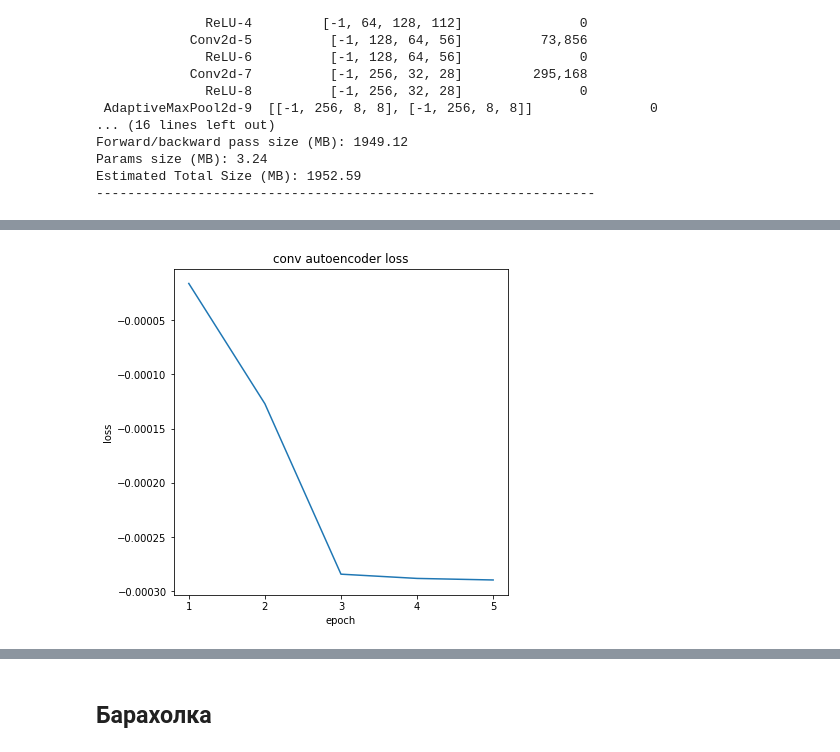
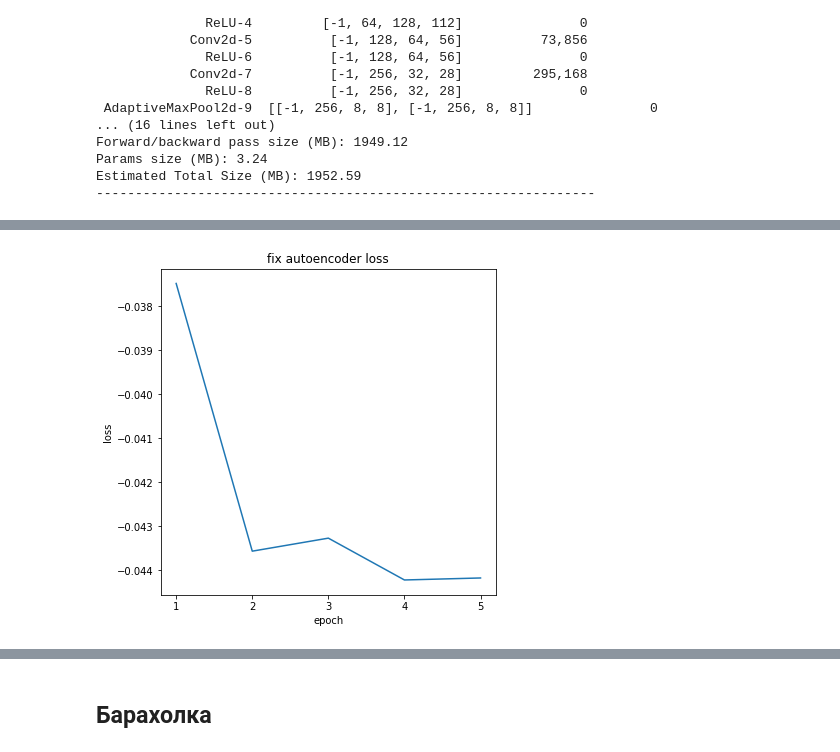
Before and after one commit to a-chubcheva/Instance_segmentation, a Jupyter notebook: Test.ipynb, the cells around one changed output, grey strips where cells are left out. Saved outputs shown, nothing was run; the diff lists cells and outputs as text; code cells hidden in the pictures.

```diff
--- a/Test.ipynb
+++ b/Test.ipynb
@@ -109,7 +110,7 @@ class CocoDataset(data.Dataset):
         #    image = self.transform(image)
             mask = self.transform(mask)
 
-        return mask
+        return mask * 255
        # return image, coco.anns[ann_id]
 
   def __len__(self):
@@ -196,10 +210,12 @@ def train_autoencoder(model, criterion, optimizer, dataloader, num_epochs, epoch
         outputs = model(inputs)
         #print(inputs.shape, outputs.shape)
         loss = criterion(outputs, inputs)
+        neptune.log_metric('loss', loss)
         running_loss += loss.item()
         loss.backward()
         optimizer.step()
     epoch_loss = running_loss / len(dataloader.dataset)
+    neptune.log_metric('epoch_loss', epoch_loss)
     loss_history.append(epoch_loss)
     if epoch_loss < best_loss:
         best_model_wts = deepcopy(model.state_dict())
@@ -636,9 +800,9 @@ epoch [5/5], loss:-0.0448
 # %%
 plt.figure(figsize=(6,6))
-plt.title('conv autoencoder loss')
+plt.title('fix autoencoder loss')
 plt.xticks(range(1,num_epochs+1))
 plt.xlabel('epoch')
 plt.ylabel('loss')
 plt.plot(range(1,num_epochs+1), loss_history_ae,);
 # %% [output]
-[figure, old version]
+[figure, new version]
```
Also changed, not shown: parts of 27 cells of this notebook.
